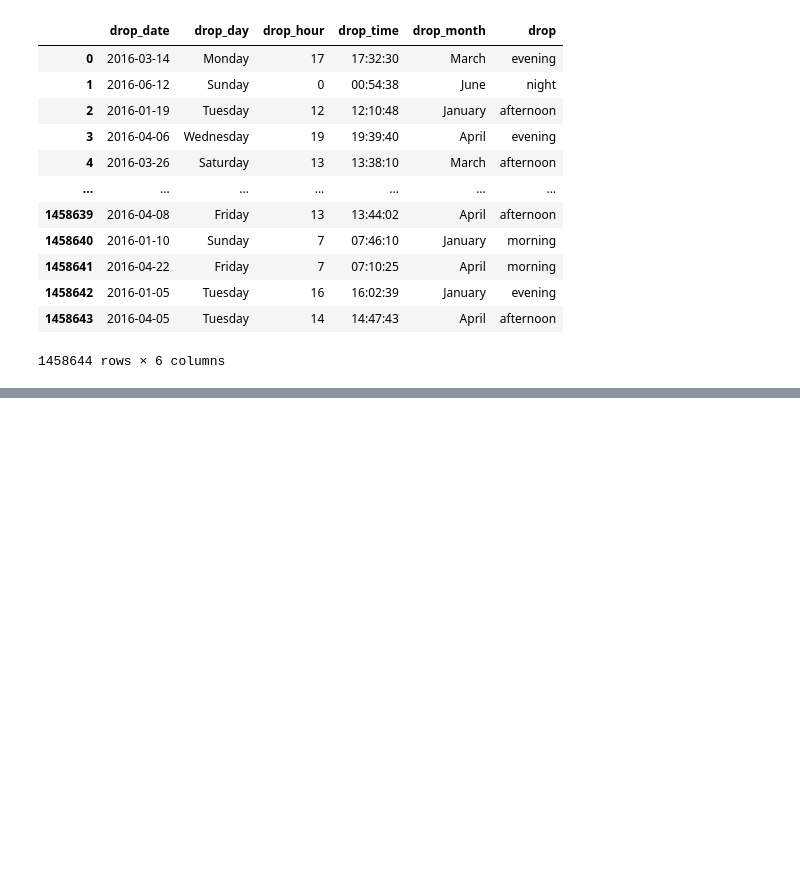
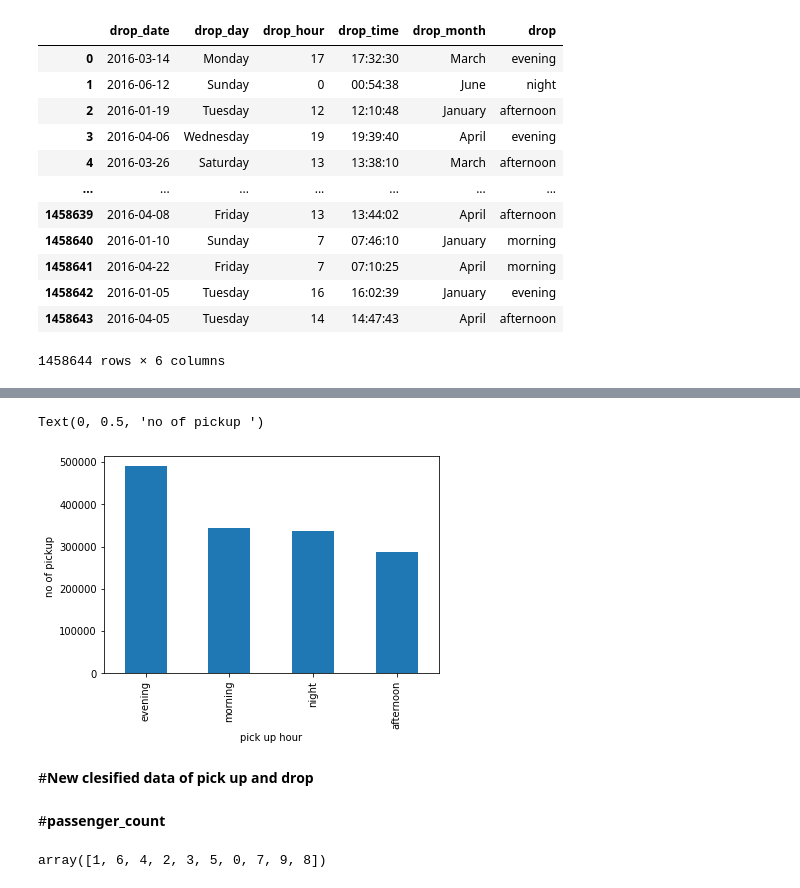
Before and after one commit to Gauravmehra1/NYCTaxiData.csv, a Jupyter notebook: Copy_of_NYC_Taxi_Trip_Time_Prediction_Capstone_Project.ipynb, the cells around one changed output, grey strips where cells are left out. Cells and saved outputs as stored; diff of their text form; code cells hidden in the pictures; blank space fills up the shorter version.

```diff
--- a/Copy_of_NYC_Taxi_Trip_Time_Prediction_Capstone_Project.ipynb
+++ b/Copy_of_NYC_Taxi_Trip_Time_Prediction_Capstone_Project.ipynb
@@ -435,0 +474,9 @@ pd.concat([df['drop_date'],df['drop_day'],df['drop_hour'],df['drop_time'],df['dr
+# %%
+df['drop'].value_counts().plot(kind='bar')
+plt.xlabel ('pick up hour')
+plt.ylabel ('no of pickup ')
+# %% [output]
+Text(0, 0.5, 'no of pickup ')
+[figure, added]
+# %% [markdown]
+#**New clesified data of pick up and drop**
@@ -435,0 +485,6 @@ pd.concat([df['drop_date'],df['drop_day'],df['drop_hour'],df['drop_time'],df['dr
+# %% [markdown]
+#**passenger_count**
+# %%
+df['passenger_count'].unique()
+# %% [output]
+array([1, 6, 4, 2, 3, 5, 0, 7, 9, 8])
```
Also changed, not shown: parts of 13 cells of this notebook.
